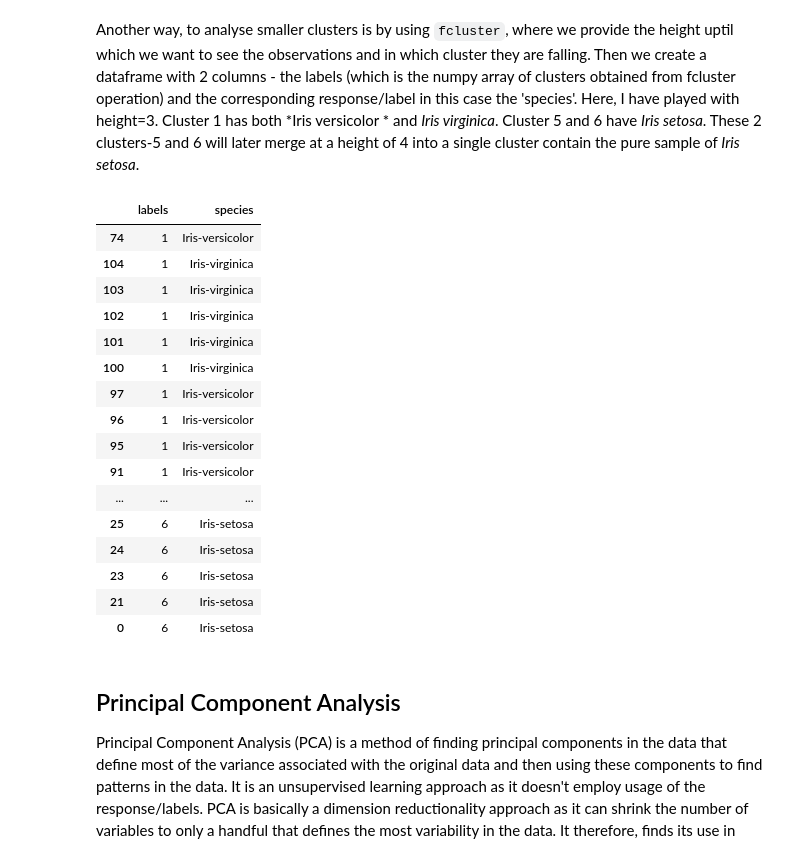
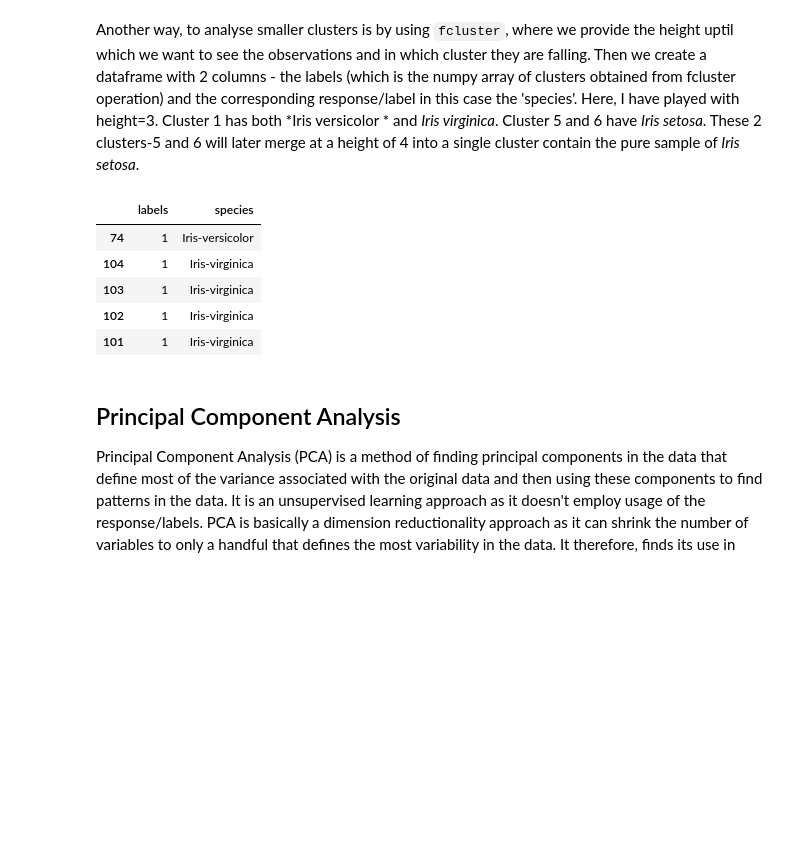
Before and after one commit to bbhatt001/Unsupervised-Learning, a Jupyter notebook: a-beginner-s-guide-to-unsupervised-learning.ipynb, the cells around one changed output. Cells and saved outputs as stored; diff of their text form; code cells hidden in the pictures; blank space fills up the shorter version.

```diff
--- a/a-beginner-s-guide-to-unsupervised-learning.ipynb
+++ b/a-beginner-s-guide-to-unsupervised-learning.ipynb
@@ -180,26 +180,15 @@ Another way, to analyse smaller clusters is by using `fcluster`, where we provid
 # %%
 mergings=linkage(X,method='complete')
 label_3 = fcluster(mergings, 3, criterion='distance')
 pairs=pd.DataFrame({'labels':label_3, 'species':species})
-pairs.sort_values('labels')
+pairs.sort_values('labels').head()
 # %% [output]
 |  | labels | species |
 | 74 | 1 | Iris-versicolor |
 | 104 | 1 | Iris-virginica |
 | 103 | 1 | Iris-virginica |
 | 102 | 1 | Iris-virginica |
 | 101 | 1 | Iris-virginica |
-| 100 | 1 | Iris-virginica |
-| 97 | 1 | Iris-versicolor |
-| 96 | 1 | Iris-versicolor |
-| 95 | 1 | Iris-versicolor |
-| 91 | 1 | Iris-versicolor |
-| ... | ... | ... |
-| 25 | 6 | Iris-setosa |
-| 24 | 6 | Iris-setosa |
-| 23 | 6 | Iris-setosa |
-| 21 | 6 | Iris-setosa |
-| 0 | 6 | Iris-setosa |
 # %% [markdown]
 ## Principal Component Analysis
 Principal Component Analysis (PCA) is a method of finding principal components in the data that define most of the variance associated with the original data and then using these components to find patterns in the data. It is an unsupervised learning approach as it doesn't employ usage of the response/labels. PCA is basically a dimension reductionality approach as it can shrink the number of variables to only a handful that defines the most variability in the data. It therefore, finds its use in supervised learning when the number of features is huge and not all of these features are interesting. Apart from deriving useful variables for supervised learning, PCA can be used for unsupervised data exploration.
```
Also changed, not shown: parts of 2 cells of this notebook.
